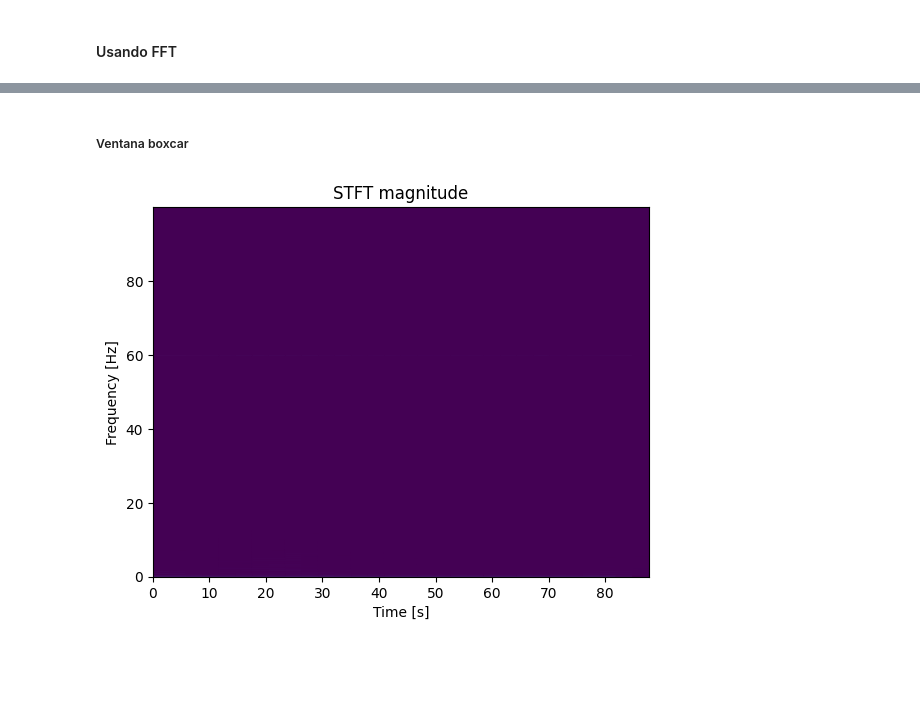
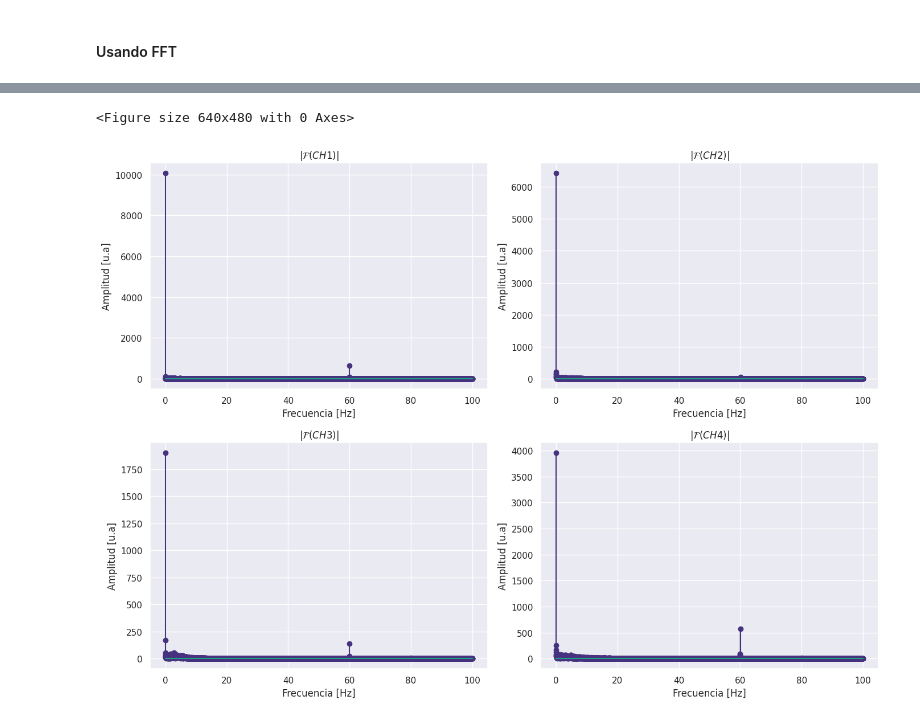
Before and after one commit to CrisCL20/Proyecto---INF405, a Jupyter notebook: Proyecto_INF405.ipynb, the cells around one changed output, grey strips where cells are left out. Saved outputs shown, nothing was run; the diff lists cells and outputs as text; code cells hidden in the pictures; blank space fills up the shorter version.

```diff
--- a/Proyecto_INF405.ipynb
+++ b/Proyecto_INF405.ipynb
@@ -235,12 +99,36 @@ M = int(len(CH1)/7)
-# %% [markdown]
-##### Ventana boxcar
-# %%
-w = boxcar(M)
-f, ts, STFT = stft(CH1, fs=fs, window=w,nperseg=len(w), nfft=len(CH1),return_onesided=True)
-plt.pcolormesh(ts,f, np.abs(STFT),shading='gouraud')
-plt.title("STFT magnitude")
-plt.ylabel("Frequency [Hz]")
-plt.xlabel("Time [s]")
-plt.show()
-# %% [output]
-[figure, removed]
+# %%
+#Funcion para plotear
+def plot_channels(channels_fft, freq, titles=None):
+    plt.clf()
+    fig, axs = plt.subplots(2, 2, figsize=(14,10))
+    axs = axs.flatten()
+
+    if titles is None:
+        titles = [f"CH{i+1}" for i in range(len(channels_fft))]
+
+    for ax, ch_fft, title in zip(axs, channels_fft, titles):
+        ax.plot(freq, np.abs(ch_fft), lw=1.0)
+        ax.stem(freq, np.abs(ch_fft))
+        ax.set_title(f"$|\mathcal{{F}}({title})|$")
+        ax.set_xlabel("Frecuencia [Hz]")
+        ax.set_ylabel("Amplitud [u.a]")
+
+    plt.tight_layout()
+    plt.show()
+# %%
+#Función que calcula todas las transformadas de fourier
+def RFFT_CH(channels, fs, freq_size):
+    channels_fft = []
+    freq = np.fft.rfftfreq(freq_size, 1/fs)
+
+    for ch in channels:
+        channels_fft.append(np.fft.rfft(ch))
+
+    return channels_fft, freq
+# %%
+channels_fft, freq = RFFT_CH(channels=channels, fs=fs, freq_size=np.size(t))
+
+plot_channels(channels_fft=channels_fft, freq=freq)
+# %% [output]
+<Figure size 640x480 with 0 Axes>
+[figure, added]
```
Also changed, not shown: parts of 30 cells of this notebook.
